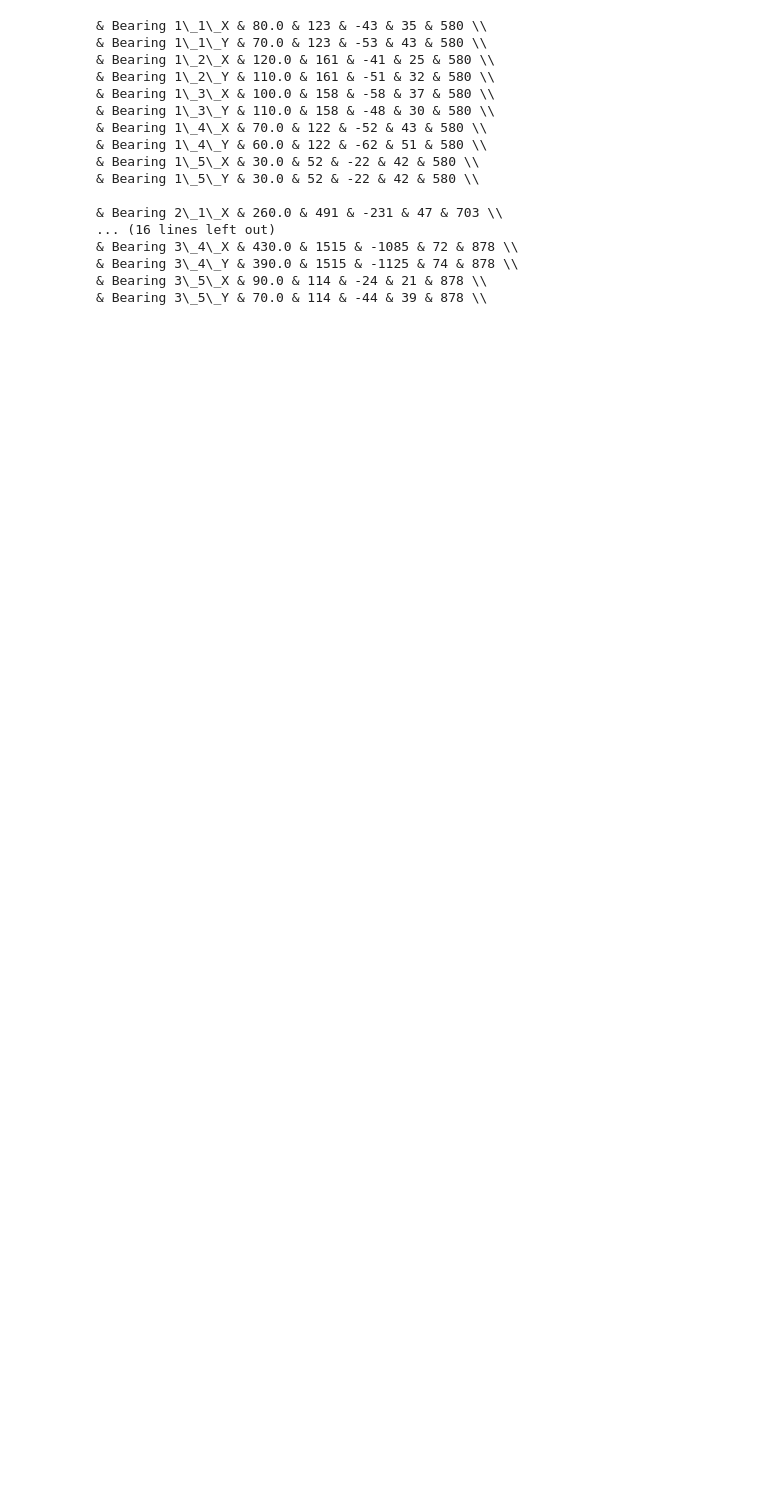
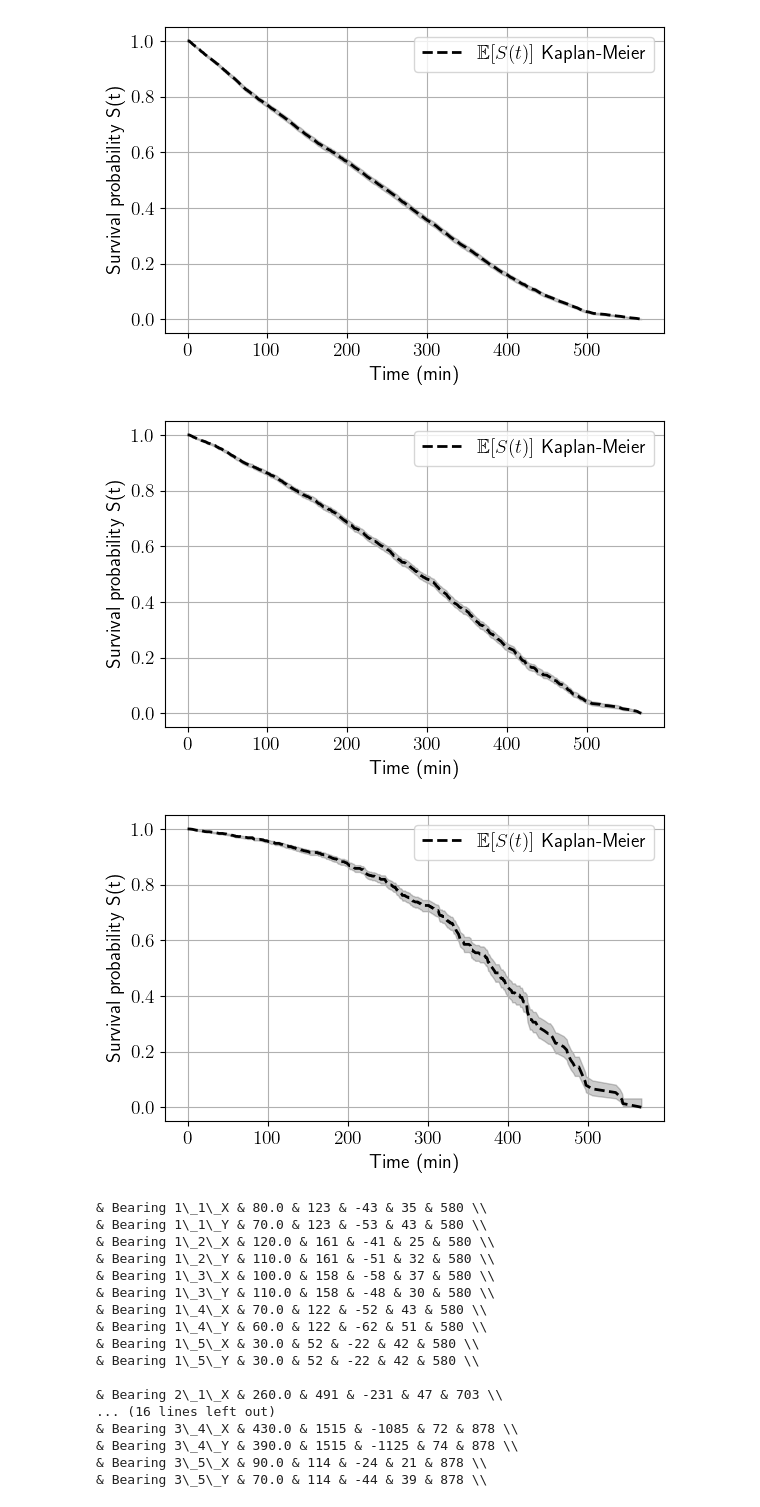
Before and after one commit to Zernez/PredictiveMaintenance, a Jupyter notebook: src/plot_surv_curves.ipynb, the cells around one changed output. Cells and saved outputs as stored; diff of their text form; code cells hidden in the pictures; blank space fills up the shorter version.

Commit message:
Added censoring plots

```diff
--- a/src/plot_surv_curves.ipynb
+++ b/src/plot_surv_curves.ipynb
@@ -274,3 +60,41 @@ below.
+# %%
+# Plot KM
+CONDITION_SELECTOR = 2
+timeseries_data, boot, info_pack = FileReader(DATASET, DATASET_PATH).read_data(CONDITION_SELECTOR, N_BOOT)
+data_util = DataETL(DATASET, N_BOOT)
+data = pd.DataFrame()
+window_size = get_window_size(CONDITION_SELECTOR)
+lag = get_lag(CONDITION_SELECTOR)
+bearing_indicies = list(range(1, (N_BEARING*2)+1))
+for idx in bearing_indicies:
+    event_time = data_util.event_analyzer(idx, info_pack)
+    transformed_data = data_util.make_moving_average(timeseries_data, event_time, idx, window_size, lag)
+    data = pd.concat([data, transformed_data], axis=0)
+data = data.reset_index(drop=True)
+
+for cens in [0.25, 0.5, 0.75]:
+    data = Formatter.add_random_censoring(data, percentage=cens)
+    y = Surv.from_dataframe("Event", "Survival_time", data)
+    np.random.shuffle(y)
+    event_times = make_event_times(np.array(y['Survival_time']), np.array(y['Event'])).astype(int)
+    event_times = np.unique(event_times)
+    fig = plt.figure(figsize=(6, 4))
+    km_mean, km_high, km_low = calculate_kaplan_vectorized(y['Survival_time'].reshape(1,-1),
+                                                           y['Event'].reshape(1,-1),
+                                                           event_times)
+    plt.plot(km_mean.columns, km_mean.iloc[0], 'k--', linewidth=2, alpha=1,
+             label=r"$\mathbb{E}[S(t)]$ Kaplan-Meier", color="black")
+    plt.fill_between(km_mean.columns, km_low.iloc[0], km_high.iloc[0], alpha=0.2, color="black")
+    plt.xlabel("Time (min)")
+    plt.ylabel("Survival probability S(t)")
+    plt.tight_layout()
+    plt.grid()
+    plt.legend()
+    plt.savefig(f'{PLOTS_PATH}/kaplan_meier_cond_{CONDITION_SELECTOR+1}_cens_{int(cens*100)}.pdf', format='pdf', bbox_inches="tight")
+# %% [output]
+[figure, added]
+[figure, added]
+[figure, added]
 # %%
 # Print event time and bearing lifetime
 real_lifetimes = cfg.DATASHEET_LIFETIMES
```
Also changed, not shown: parts of 4 cells of this notebook.
